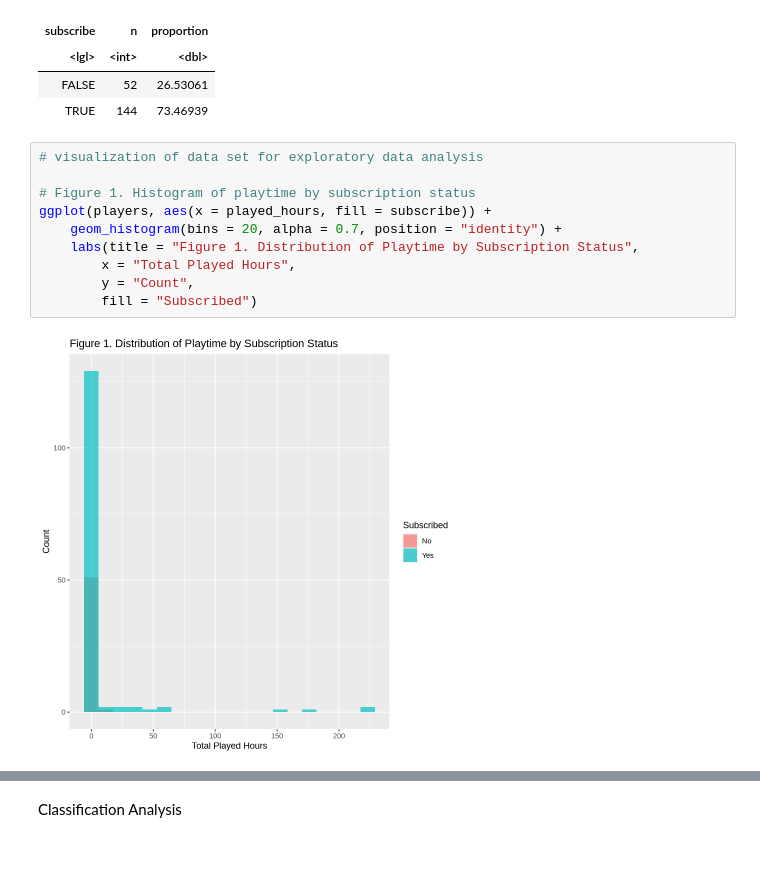
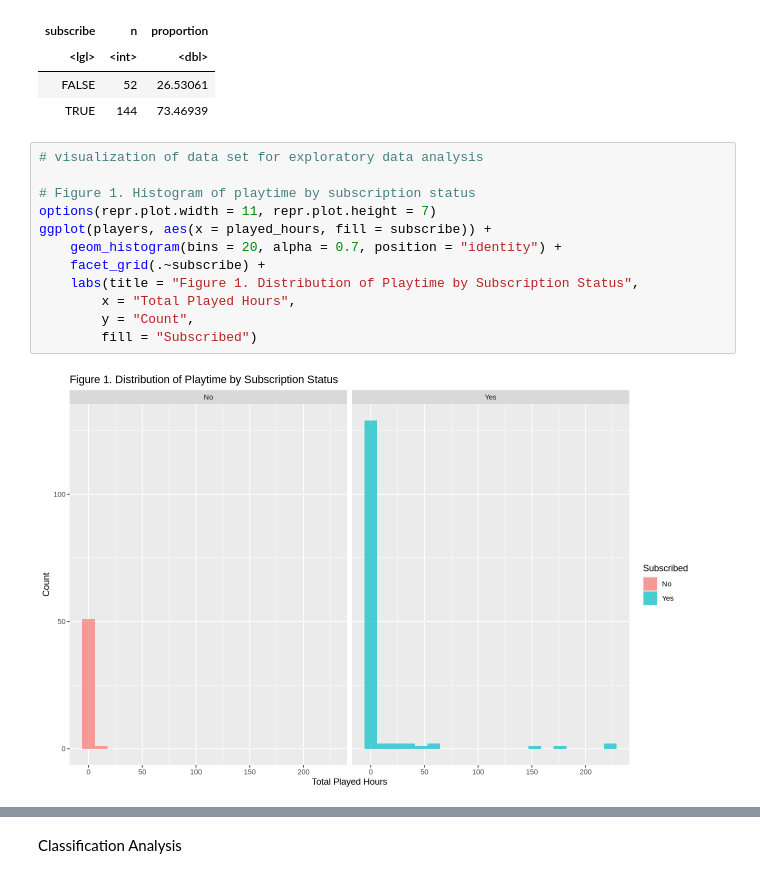
Before and after one commit to leeeeee1725/DSCI100_Project_Final_Report, a Jupyter notebook: Project Final Report.ipynb, the cells around one changed output, grey strips where cells are left out. Cells and saved outputs as stored; diff of their text form.

Commit message:
improved visualization presentation, split subscribe histogram to better represent variables

```diff
--- a/Project Final Report.ipynb
+++ b/Project Final Report.ipynb
@@ -317,14 +317,16 @@ A tibble: 2 × 3
 # %%
 # visualization of data set for exploratory data analysis
 
 # Figure 1. Histogram of playtime by subscription status
+options(repr.plot.width = 11, repr.plot.height = 7)
 ggplot(players, aes(x = played_hours, fill = subscribe)) +
     geom_histogram(bins = 20, alpha = 0.7, position = "identity") +
+    facet_grid(.~subscribe) +
     labs(title = "Figure 1. Distribution of Playtime by Subscription Status",
         x = "Total Played Hours",
         y = "Count",
         fill = "Subscribed")
 # %% [output]
-[figure, old version]
+[figure, new version]
 # %%
 # Figure 2. histogram of age by subscription status
```
Also changed, not shown: parts of 2 cells of this notebook.
